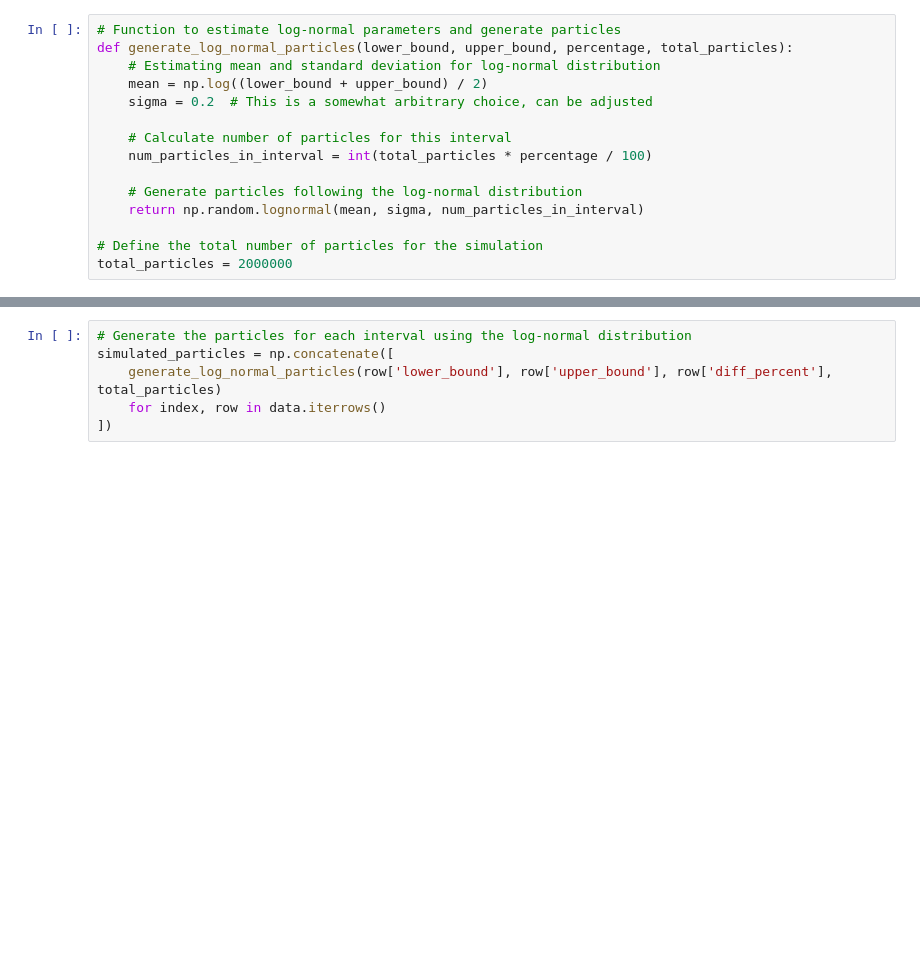
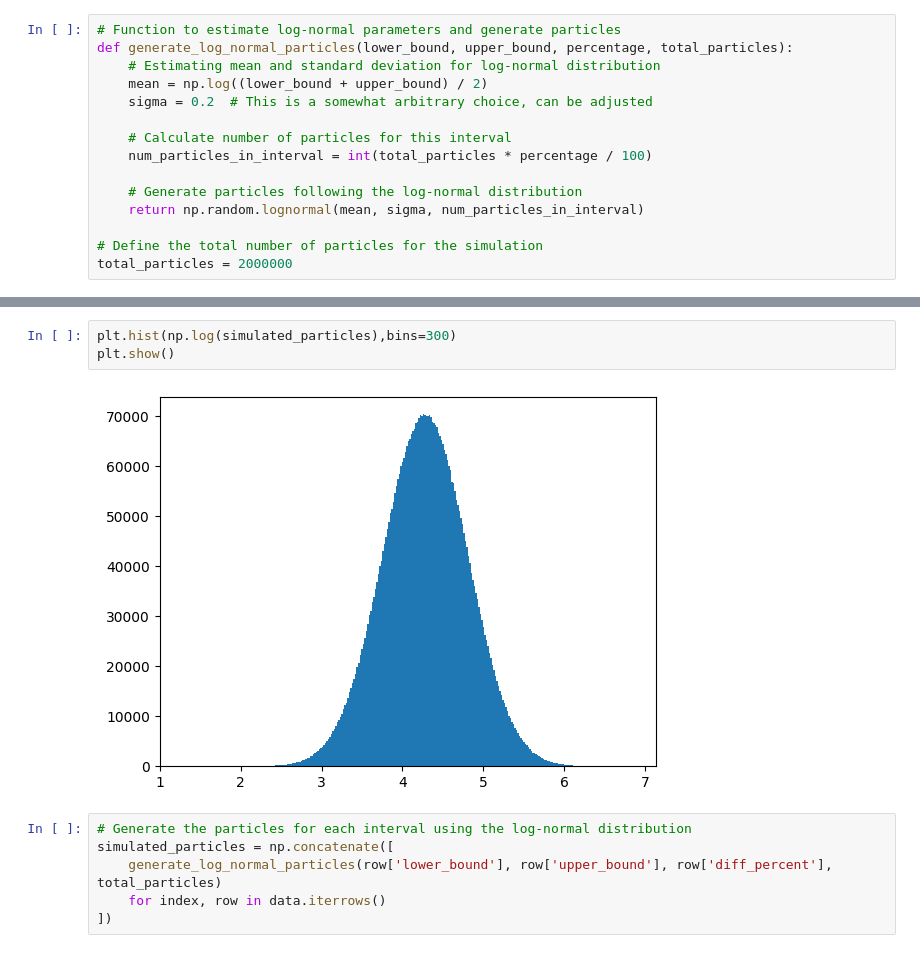
Before and after one commit to Shuyang-Wang/PSD_simulator, a Jupyter notebook: psd_simulator_2.ipynb, the cells around one changed output, grey strips where cells are left out. Drawn from its saved outputs; the diff is of its cells as text; blank space fills up the shorter version.

```diff
--- a/psd_simulator_2.ipynb
+++ b/psd_simulator_2.ipynb
@@ -30,3 +84,8 @@ total_particles = 2000000
+# %%
+plt.hist(np.log(simulated_particles),bins=300)
+plt.show()
+# %% [output]
+[figure, added]
 # %%
 # Generate the particles for each interval using the log-normal distribution
 simulated_particles = np.concatenate([
```
Also changed, not shown: parts of 7 cells of this notebook, 1 other file.
